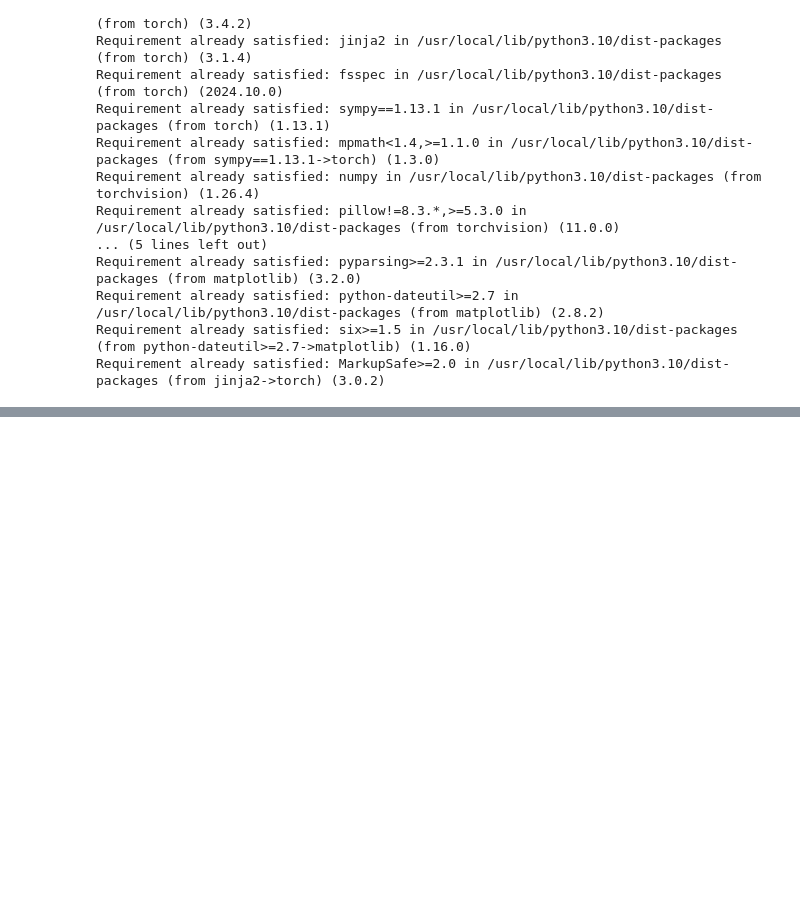
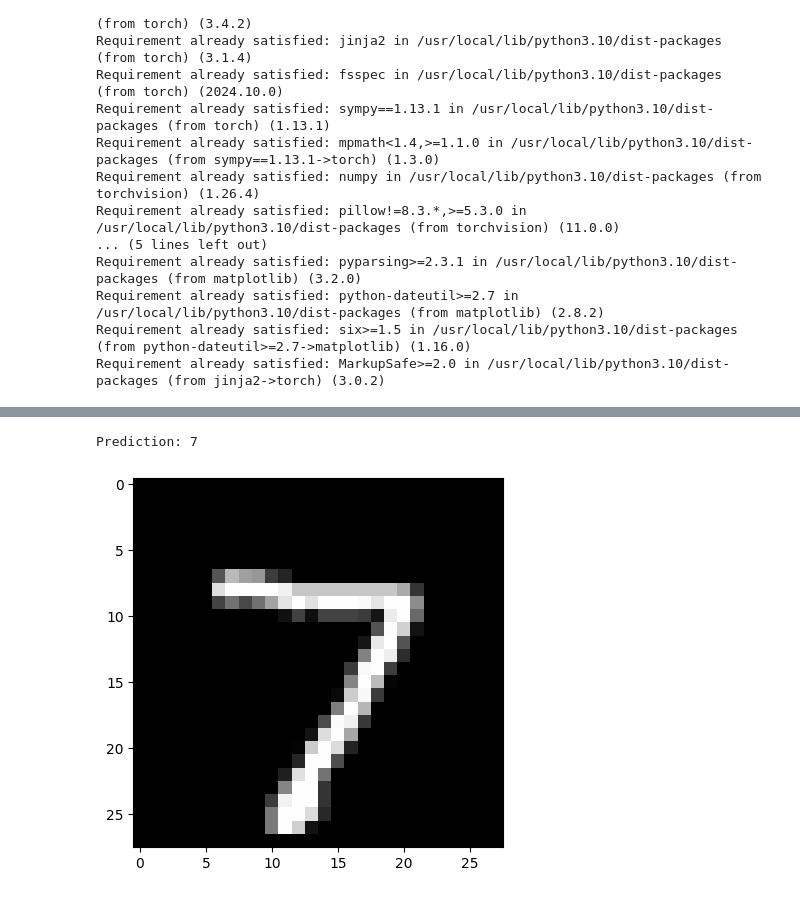
Before and after one commit to PrestoshTJ/ML-Projects, a Jupyter notebook: Neural.ipynb, the cells around one changed output, grey strips where cells are left out. Drawn from its saved outputs; the diff is of its cells as text; code cells hidden in the pictures; blank space fills up the shorter version.

```diff
--- a/Neural.ipynb
+++ b/Neural.ipynb
@@ -141 +110,14 @@ Test set: Average loss:  0.0149, Accuracy 9730/10000 (97%
 )
+# %%
+model.eval()
+data, target = test_data[0]
+data = data.unsqueeze(0).to(device)
+output = model(data)
+prediction = output.argmax(dim = 1, keepdim = True).item()
+print(f"Prediction: {prediction}")
+image = data.squeeze(0).squeeze(0).cpu().numpy()
+plt.imshow(image, cmap = "gray")
+plt.show()
+# %% [output]
+Prediction: 7
+[figure, added]
```
Also changed, not shown: parts of 4 cells of this notebook.
